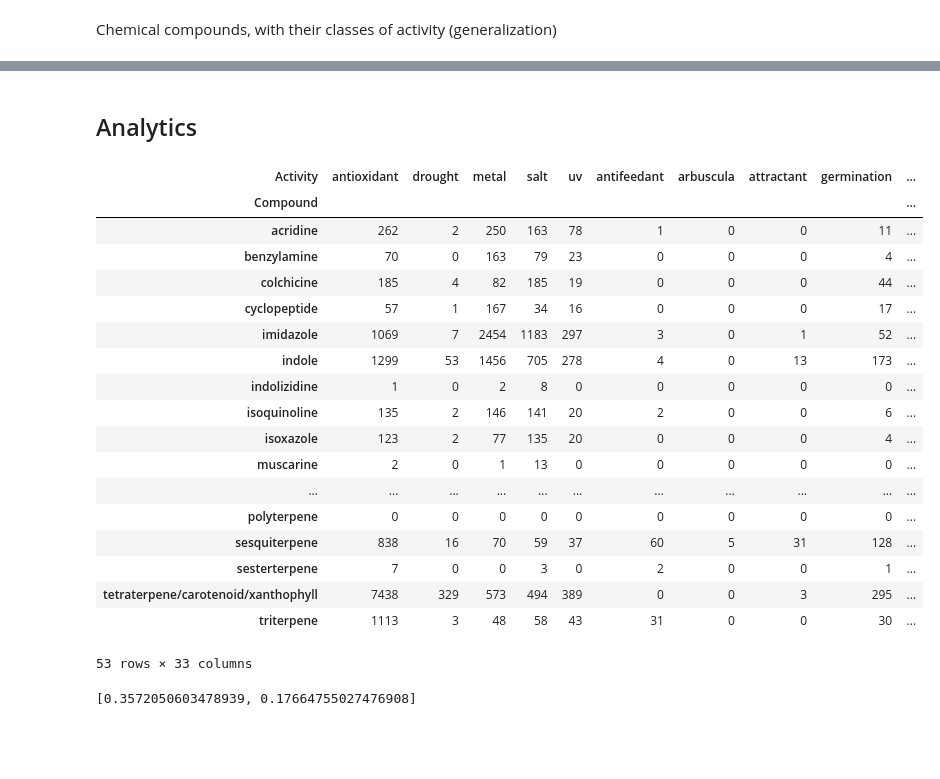
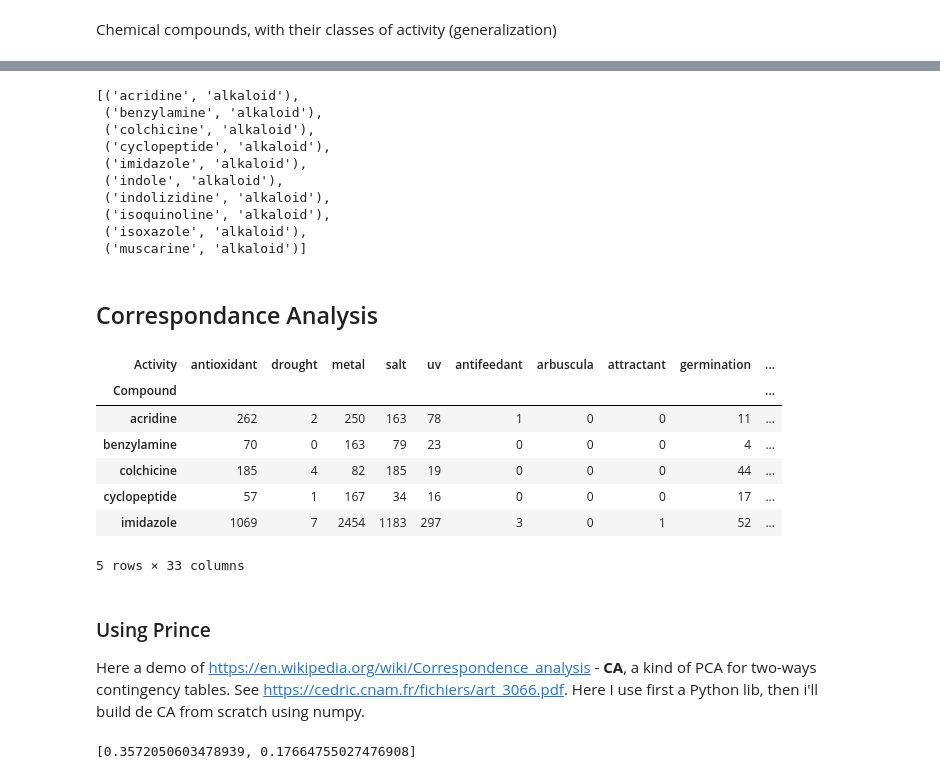
Before and after one commit to romulusFR/Rec-DM-chemotaxonomy, a Jupyter notebook: scopus/analysis.ipynb, the cells around one changed output, grey strips where cells are left out. Cells and saved outputs as stored; diff of their text form; code cells hidden in the pictures; blank space fills up the shorter version.

```diff
--- a/scopus/analysis.ipynb
+++ b/scopus/analysis.ipynb
@@ -57,3 +31,16 @@ dataset.compounds
-# %% [markdown]
-## Analytics
+# %%
+list(islice(dataset.compounds.items(), 0, 10))
+# %% [output]
+[('acridine', 'alkaloid'),
+ ('benzylamine', 'alkaloid'),
+ ('colchicine', 'alkaloid'),
+ ('cyclopeptide', 'alkaloid'),
+ ('imidazole', 'alkaloid'),
+ ('indole', 'alkaloid'),
+ ('indolizidine', 'alkaloid'),
+ ('isoquinoline', 'alkaloid'),
+ ('isoxazole', 'alkaloid'),
+ ('muscarine', 'alkaloid')]
+# %% [markdown]
+## Correspondance Analysis
 # %%
@@ -65,27 +49,20 @@ pd.set_option("display.float_format", lambda x: "{:.3f}".format(x))
 # %%
 # converts to pandas
 df = pd.DataFrame(dataset.data).T
 df.columns.rename('Activity', inplace=True)
 df.index.rename('Compound', inplace=True)
-df
+df.head()
 # %% [output]
 | Activity | antioxidant | drought | metal | salt | uv | antifeedant | arbuscula | attractant | germination | ... |
 | Compound |  |  |  |  |  |  |  |  |  | ... |
 | acridine | 262 | 2 | 250 | 163 | 78 | 1 | 0 | 0 | 11 | ... |
 | benzylamine | 70 | 0 | 163 | 79 | 23 | 0 | 0 | 0 | 4 | ... |
 | colchicine | 185 | 4 | 82 | 185 | 19 | 0 | 0 | 0 | 44 | ... |
 | cyclopeptide | 57 | 1 | 167 | 34 | 16 | 0 | 0 | 0 | 17 | ... |
 | imidazole | 1069 | 7 | 2454 | 1183 | 297 | 3 | 0 | 1 | 52 | ... |
-| indole | 1299 | 53 | 1456 | 705 | 278 | 4 | 0 | 13 | 173 | ... |
-| indolizidine | 1 | 0 | 2 | 8 | 0 | 0 | 0 | 0 | 0 | ... |
-| isoquinoline | 135 | 2 | 146 | 141 | 20 | 2 | 0 | 0 | 6 | ... |
-| isoxazole | 123 | 2 | 77 | 135 | 20 | 0 | 0 | 0 | 4 | ... |
-| muscarine | 2 | 0 | 1 | 13 | 0 | 0 | 0 | 0 | 0 | ... |
-| ... | ... | ... | ... | ... | ... | ... | ... | ... | ... | ... |
-| polyterpene | 0 | 0 | 0 | 0 | 0 | 0 | 0 | 0 | 0 | ... |
-| sesquiterpene | 838 | 16 | 70 | 59 | 37 | 60 | 5 | 31 | 128 | ... |
-| sesterterpene | 7 | 0 | 0 | 3 | 0 | 2 | 0 | 0 | 1 | ... |
-| tetraterpene/carotenoid/xanthophyll | 7438 | 329 | 573 | 494 | 389 | 0 | 0 | 3 | 295 | ... |
-| triterpene | 1113 | 3 | 48 | 58 | 43 | 31 | 0 | 0 | 30 | ... |
-53 rows × 33 columns
+5 rows × 33 columns
+# %% [markdown]
+### Using Prince
+
+Here a demo of <https://en.wikipedia.org/wiki/Correspondence_analysis> - **CA**, a kind of PCA for two-ways contingency tables. See <https://cedric.cnam.fr/fichiers/art_3066.pdf>. Here I use first a Python lib, then i'll build de CA from scratch using numpy.
 # %%
```
Also changed, not shown: parts of 18 cells of this notebook, 1 other file.
